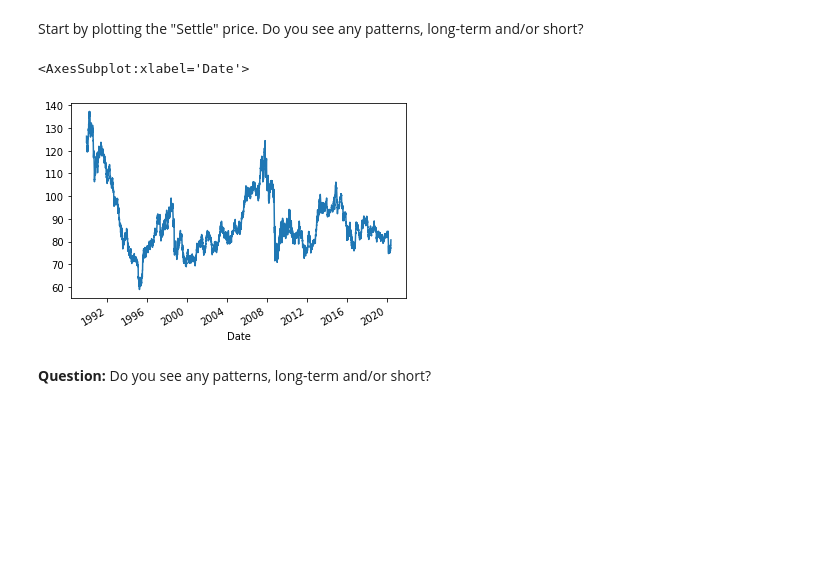
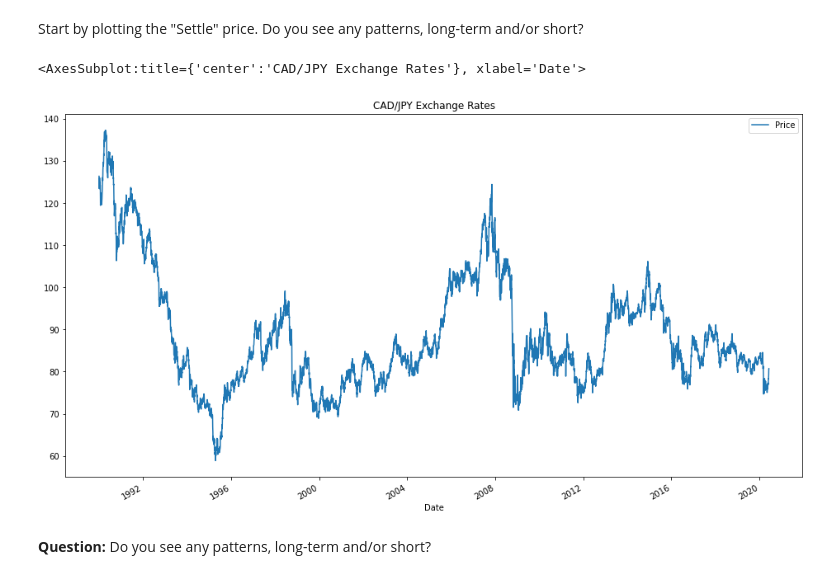
Before and after one commit to imjusthere92/unit10-homework, a Jupyter notebook: time_series_analysis.ipynb, the cells around one changed output. Cells and saved outputs as stored; diff of their text form; code cells hidden in the pictures; blank space fills up the shorter version.

```diff
--- a/time_series_analysis.ipynb
+++ b/time_series_analysis.ipynb
@@ -61,10 +43,14 @@ cad_jpy_df.head()
 # %%
 # Plot just the "Price" column from the dataframe:
 # YOUR CODE HERE!
-cad_jpy_df.Price.plot()
+cad_jpy_df.Price.plot(
+    figsize=[16,9],
+    title='CAD/JPY Exchange Rates',
+    legend=True
+)
 # %% [output]
-<AxesSubplot:xlabel='Date'>
+<AxesSubplot:title={'center':'CAD/JPY Exchange Rates'}, xlabel='Date'>
-[figure, old version]
+[figure, new version]
 # %% [markdown]
 **Question:** Do you see any patterns, long-term and/or short?
 # %% [markdown]
```
Also changed, not shown: parts of 21 cells of this notebook.
